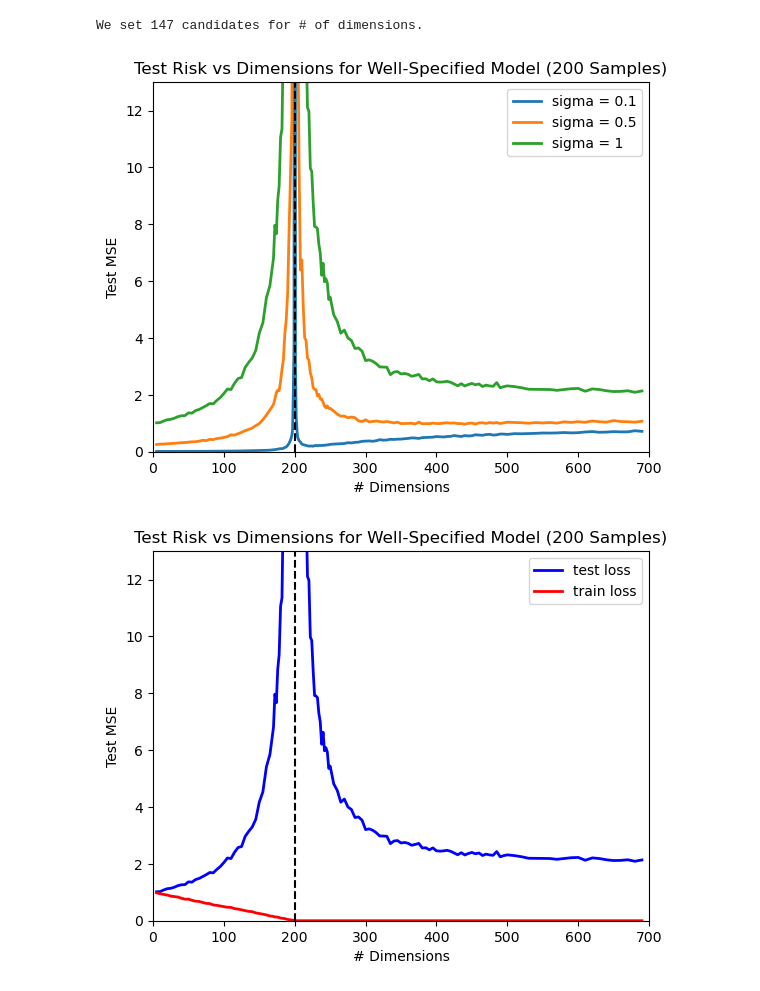
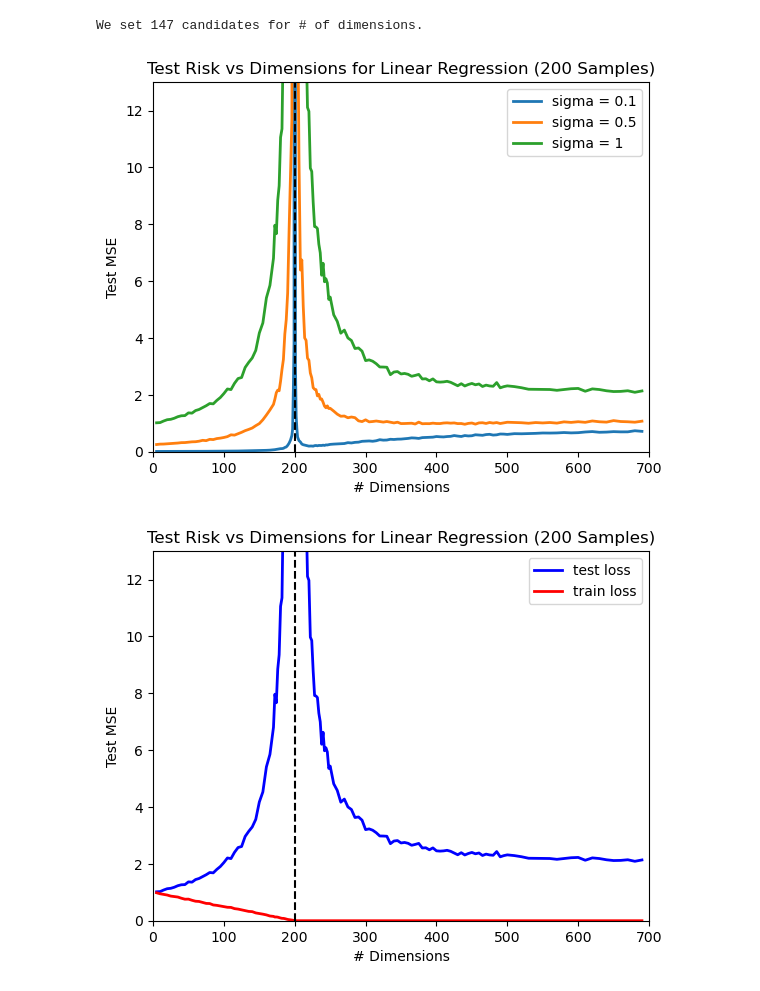
Before and after one commit to zs144/double-descent, a Jupyter notebook: simple_dd.ipynb, the cells around one changed output. Drawn from its saved outputs; the diff is of its cells as text; code cells hidden in the pictures.

```diff
--- a/simple_dd.ipynb
+++ b/simple_dd.ipynb
@@ -78,25 +78,25 @@ train_mse_s3, test_mse_s3 = run_simulation(d_vals, sim, s=sigma3)
 # %%
 avgs_test_s1 = torch.mean(test_mse_s1, 1)
 avgs_test_s2 = torch.mean(test_mse_s2, 1)
 avgs_test_s3 = torch.mean(test_mse_s3, 1)
 
 avgs_train_s1 = torch.mean(train_mse_s1, 1)
 avgs_train_s2 = torch.mean(train_mse_s2, 1)
 avgs_train_s3 = torch.mean(train_mse_s3, 1)
 
-plt.title("Test Risk vs Dimensions for Well-Specified Model (200 Samples)")
+plt.title("Test Risk vs Dimensions for Linear Regression (200 Samples)")
 plt.xlabel("# Dimensions")
 plt.ylabel("Test MSE")
 plt.ylim(0, 13)
 plt.xlim(0, max_dim)
 plt.plot(d_vals.cpu().numpy(), avgs_test_s1.cpu().numpy(), lw=2, label='sigma = 0.1')
 plt.plot(d_vals.cpu().numpy(), avgs_test_s2.cpu().numpy(), lw=2, label='sigma = 0.5')
 plt.plot(d_vals.cpu().numpy(), avgs_test_s3.cpu().numpy(), lw=2, label='sigma = 1')
 plt.axvline(x=n, color='black', ls='--')
 plt.legend(loc="best")
 plt.show()
 # %% [output]
-[figure, old version]
+[figure, new version]
 # %%
 avgs_test_s1 = torch.mean(test_mse_s1, 1)
 avgs_test_s2 = torch.mean(test_mse_s2, 1)
@@ -106,7 +106,7 @@ avgs_train_s1 = torch.mean(train_mse_s1, 1)
 avgs_train_s2 = torch.mean(train_mse_s2, 1)
 avgs_train_s3 = torch.mean(train_mse_s3, 1)
 
-plt.title("Test Risk vs Dimensions for Well-Specified Model (200 Samples)")
+plt.title("Test Risk vs Dimensions for Linear Regression (200 Samples)")
 plt.xlabel("# Dimensions")
 plt.ylabel("Test MSE")
 plt.ylim(0, 13)
@@ -119,4 +119,4 @@ plt.axvline(x=n, color='black', ls='--')
 plt.legend(loc="best")
 plt.show()
 # %% [output]
-[figure, old version]
+[figure, new version]
```
